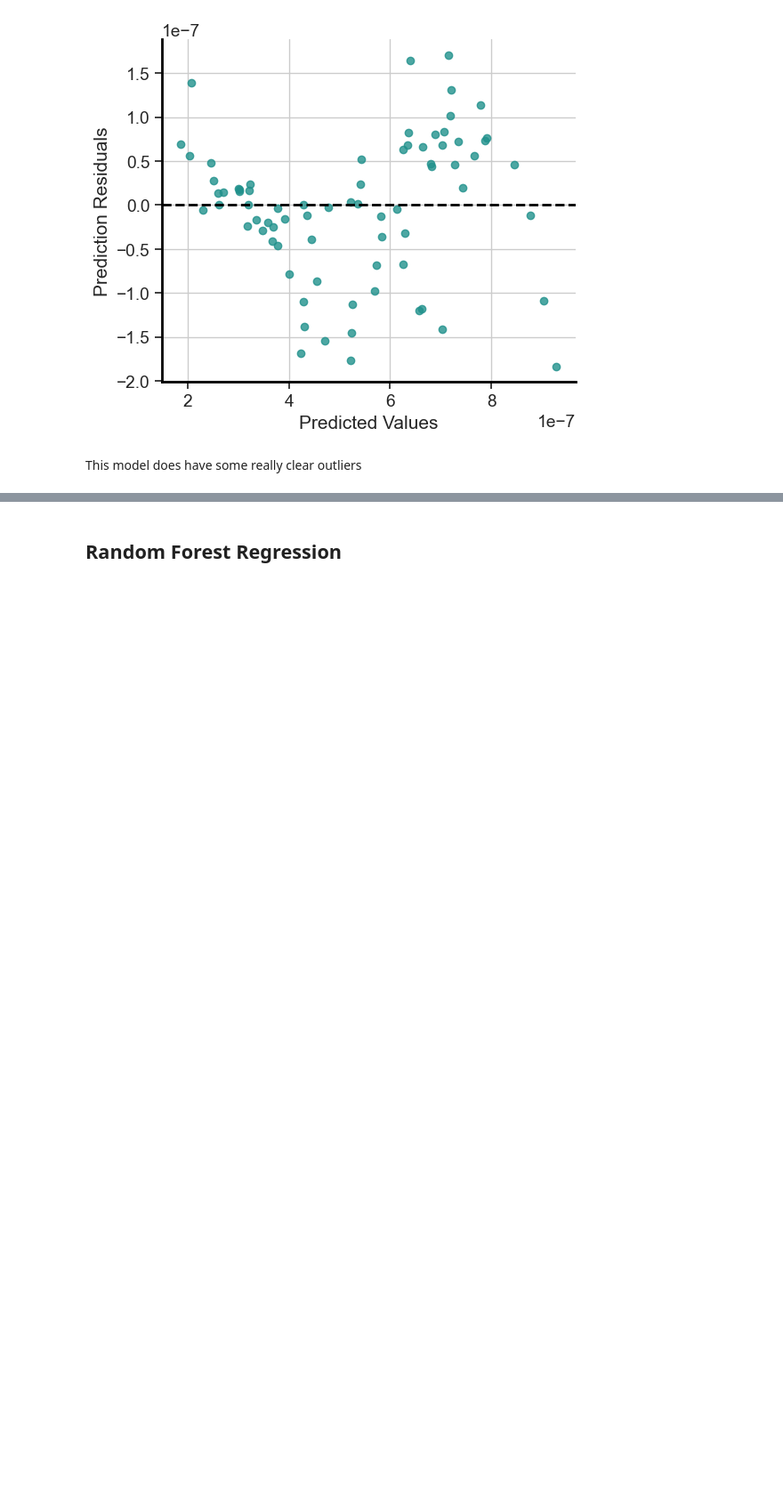
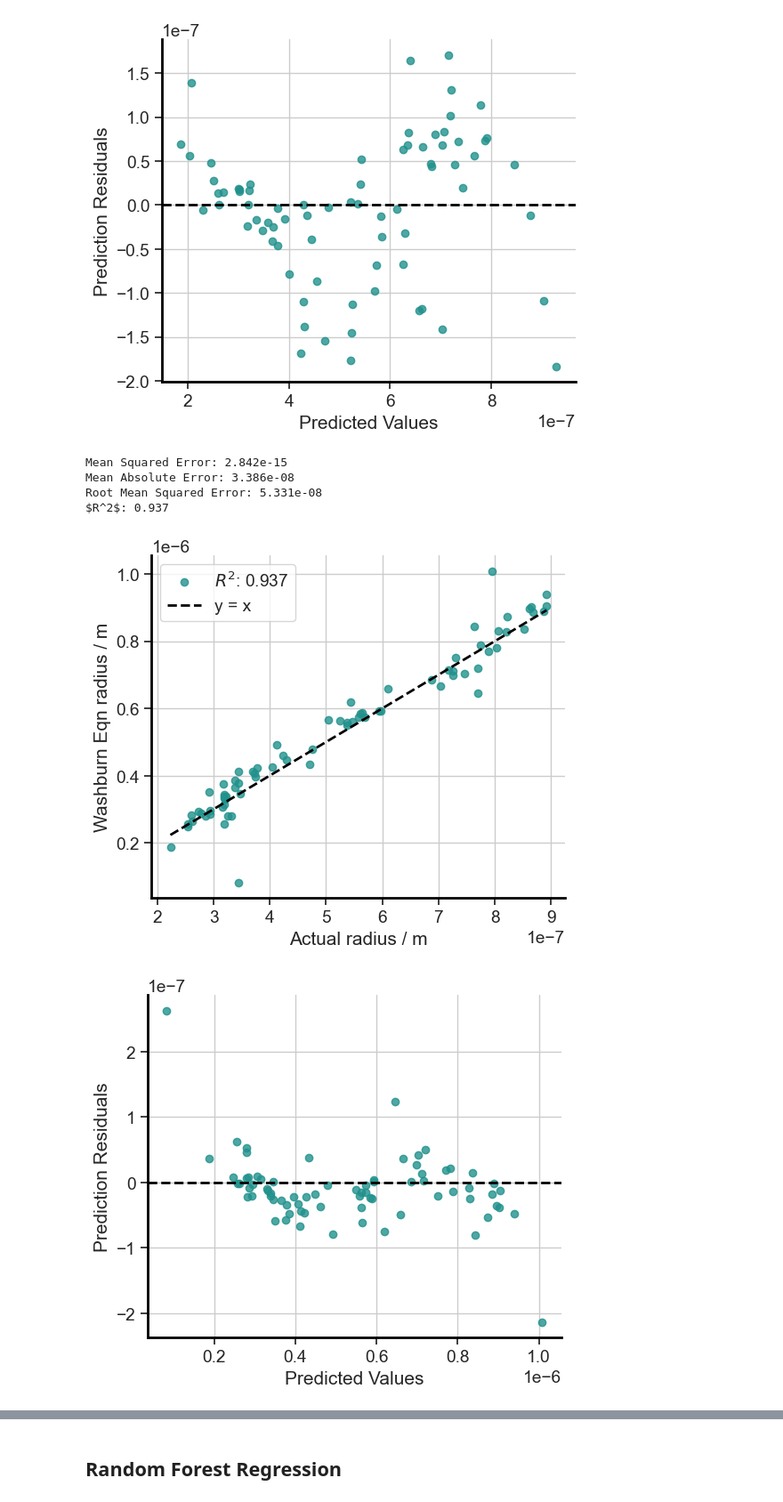
Before and after one commit to RedHorizonss/DunkingBiscuits, a Jupyter notebook: Washburn_model.ipynb, the cells around one changed output, grey strips where cells are left out. Shown at 89% size. Drawn from its saved outputs; the diff is of its cells as text; code cells hidden in the pictures; blank space fills up the shorter version.

```diff
--- a/Washburn_model.ipynb
+++ b/Washburn_model.ipynb
@@ -198,7 +202,7 @@ Lets test this with only values already within the equation, we don't include L^
 washburn_model.define_features(feature_columns=['L', '1/t', '1/cos(phi)', 'eta', '1/gamma'], target_column='r')
 washburn_model.polynommial_features(degree=2)
 washburn_model.train_test_split_data(test_size=0.15, random_state=42)
-washburn_model.train_model(model_type='linear_regression', fit_intercept = False)
+washburn_model.train_model(model_type='linear_regression', fit_intercept = True)
 washburn_model.evaluate_model()
 washburn_model.print_metrics()
 washburn_model.plot_predictions(ylabel='Washburn Eqn radius / m', xlabel='Actual radius / m', save_image=True, filename='plot_images/polymultilinpred.png')
@@ -210,5 +214,19 @@ Root Mean Squared Error: 8.034e-08
 $R^2$: 0.857
 [figure]
 [figure]
-# %% [markdown]
-This model does have some really clear outliers
+# %%
+washburn_model.define_features(feature_columns=['L', '1/t', '1/cos(phi)', 'eta', '1/gamma'], target_column='r')
+washburn_model.polynommial_features(degree=3)
+washburn_model.train_test_split_data(test_size=0.15, random_state=42)
+washburn_model.train_model(model_type='linear_regression', fit_intercept = True)
+washburn_model.evaluate_model()
+washburn_model.print_metrics()
+washburn_model.plot_predictions(ylabel='Washburn Eqn radius / m', xlabel='Actual radius / m', save_image=True, filename='plot_images/polymultilinpred.png')
+washburn_model.plot_residuals()
+# %% [output]
+Mean Squared Error: 2.842e-15
+Mean Absolute Error: 3.386e-08
+Root Mean Squared Error: 5.331e-08
+$R^2$: 0.937
+[figure, added]
+[figure, added]
```
Also changed, not shown: parts of 4 cells of this notebook, 1 other file.
